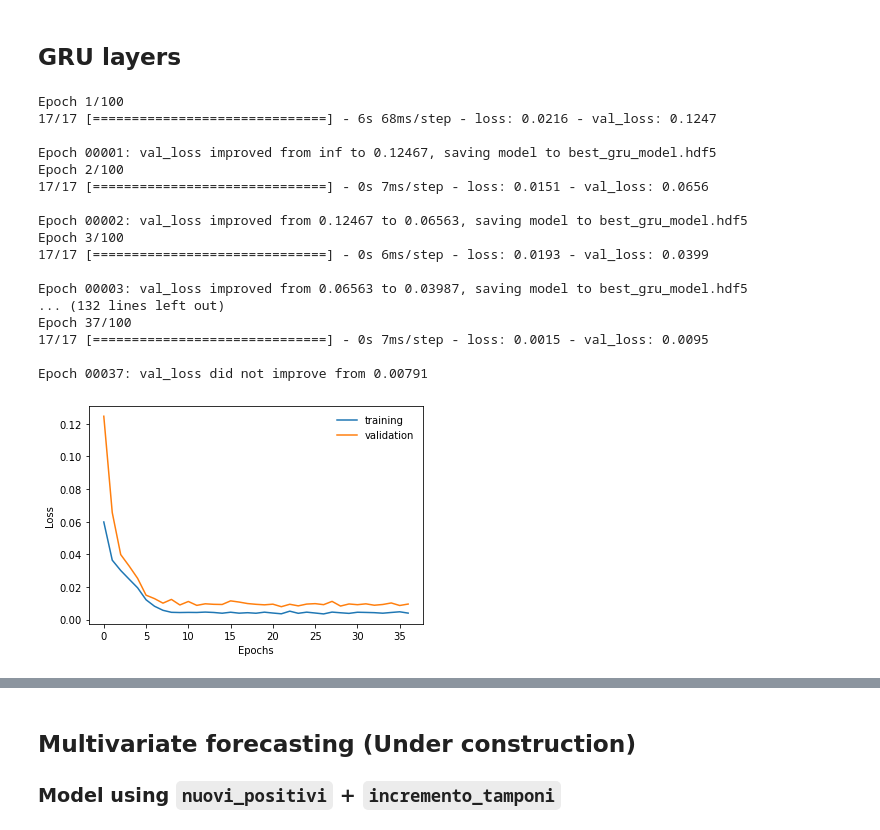
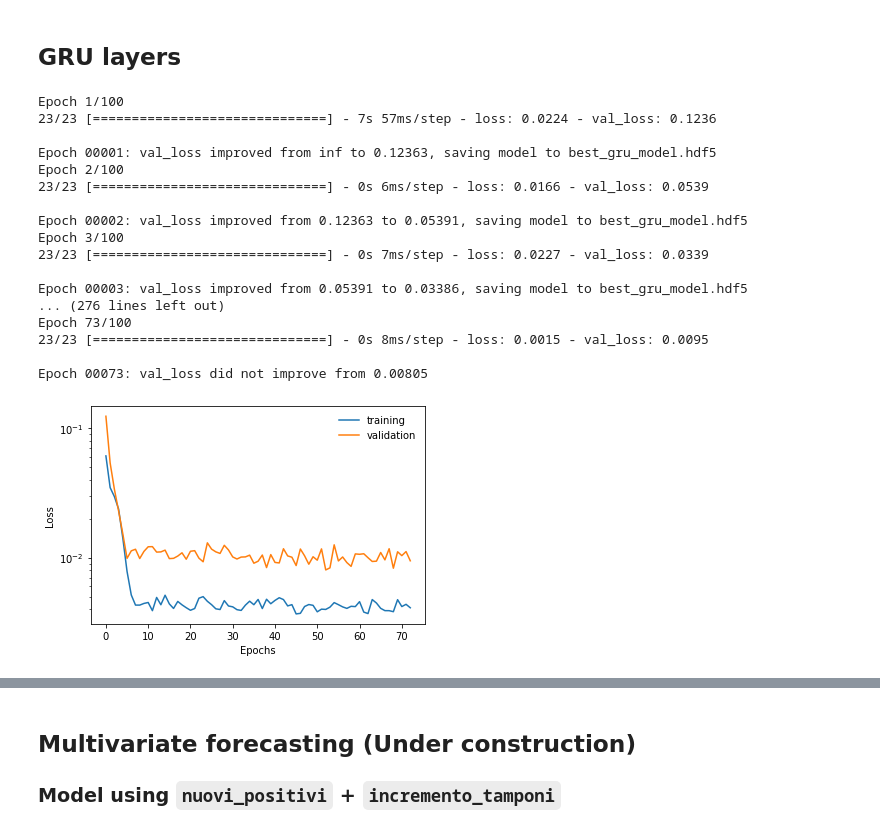
Before and after one commit to viventriglia/Cov19_DeepLearning_forecast, a Jupyter notebook: Cov19_DeepL_forecast.ipynb, the cells around one changed output, grey strips where cells are left out. Cells and saved outputs as stored; diff of their text form; code cells hidden in the pictures.

```diff
--- a/Cov19_DeepL_forecast.ipynb
+++ b/Cov19_DeepL_forecast.ipynb
@@ -256,41 +257,42 @@ model_gru = keras.Model(inputs=inputs, outputs=outputs)
 model_gru.compile(optimizer='adam', loss='mse')
 
 # Callbacks
-early_stopping_monitor = keras.callbacks.EarlyStopping(patience=15, monitor='val_loss')
+early_stopping_monitor = keras.callbacks.EarlyStopping(patience=20, monitor='val_loss')
 model_checkpoint_callback = keras.callbacks.ModelCheckpoint(filepath='best_gru_model.hdf5',
                                                             save_best_only=True, monitor='val_loss',
                                                             mode='auto', verbose=1)
 # %%
-history = model_gru.fit(X, y, epochs = 100, batch_size = 21, validation_split = 0.15, shuffle=False,
+history = model_gru.fit(X, y, epochs = 100, batch_size = 16, validation_split = 0.15, shuffle=False,
                         callbacks=[early_stopping_monitor, model_checkpoint_callback])
 # %% [output]
 Epoch 1/100
-17/17 [==============================] - 6s 68ms/step - loss: 0.0216 - val_loss: 0.1247
+23/23 [==============================] - 7s 57ms/step - loss: 0.0224 - val_loss: 0.1236
 
-Epoch 00001: val_loss improved from inf to 0.12467, saving model to best_gru_model.hdf5
+Epoch 00001: val_loss improved from inf to 0.12363, saving model to best_gru_model.hdf5
 Epoch 2/100
-17/17 [==============================] - 0s 7ms/step - loss: 0.0151 - val_loss: 0.0656
+23/23 [==============================] - 0s 6ms/step - loss: 0.0166 - val_loss: 0.0539
 
-Epoch 00002: val_loss improved from 0.12467 to 0.06563, saving model to best_gru_model.hdf5
+Epoch 00002: val_loss improved from 0.12363 to 0.05391, saving model to best_gru_model.hdf5
 Epoch 3/100
-17/17 [==============================] - 0s 6ms/step - loss: 0.0193 - val_loss: 0.0399
+23/23 [==============================] - 0s 7ms/step - loss: 0.0227 - val_loss: 0.0339
 
-Epoch 00003: val_loss improved from 0.06563 to 0.03987, saving model to best_gru_model.hdf5
-... (132 lines left out)
-Epoch 37/100
-17/17 [==============================] - 0s 7ms/step - loss: 0.0015 - val_loss: 0.0095
+Epoch 00003: val_loss improved from 0.05391 to 0.03386, saving model to best_gru_model.hdf5
+... (276 lines left out)
+Epoch 73/100
+23/23 [==============================] - 0s 8ms/step - loss: 0.0015 - val_loss: 0.0095
 
-Epoch 00037: val_loss did not improve from 0.00791
+Epoch 00073: val_loss did not improve from 0.00805
 # %%
 plt.plot(history.history['loss'], label='training')
 plt.plot(history.history['val_loss'], label='validation')
+plt.yscale('log')
 
 plt.xlabel('Epochs')
 plt.ylabel('Loss')
 plt.legend(frameon=False)
 plt.show()
 # %% [output]
-[figure, old version]
+[figure, new version]
 # %%
 predict = model_gru.predict(X)
 predict = sc.inverse_transform(predict)
```
Also changed, not shown: parts of 24 cells of this notebook, 1 other file.
